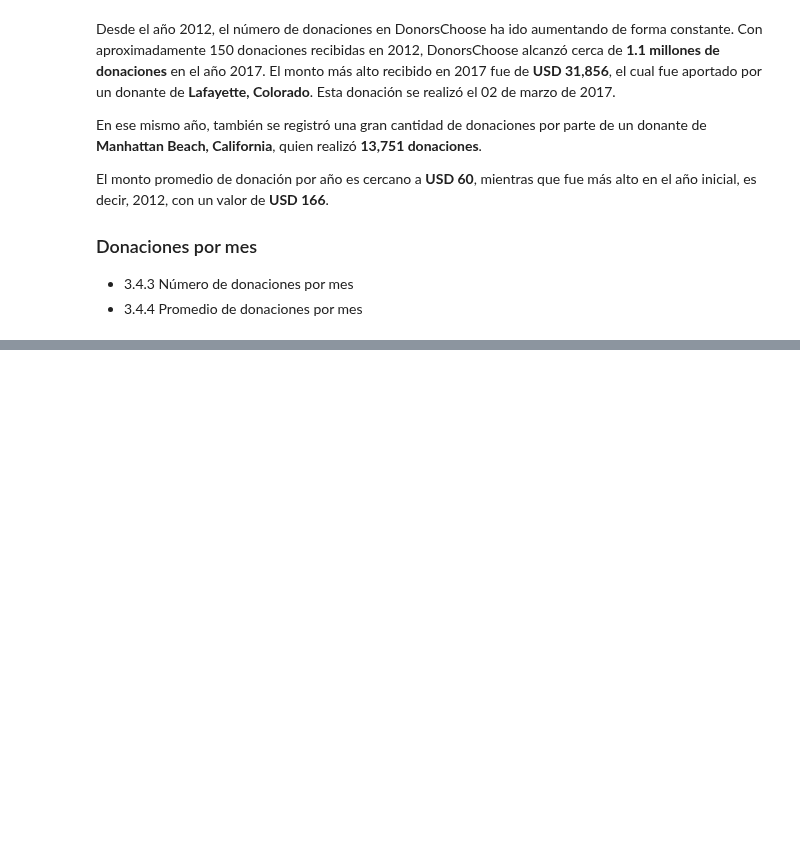
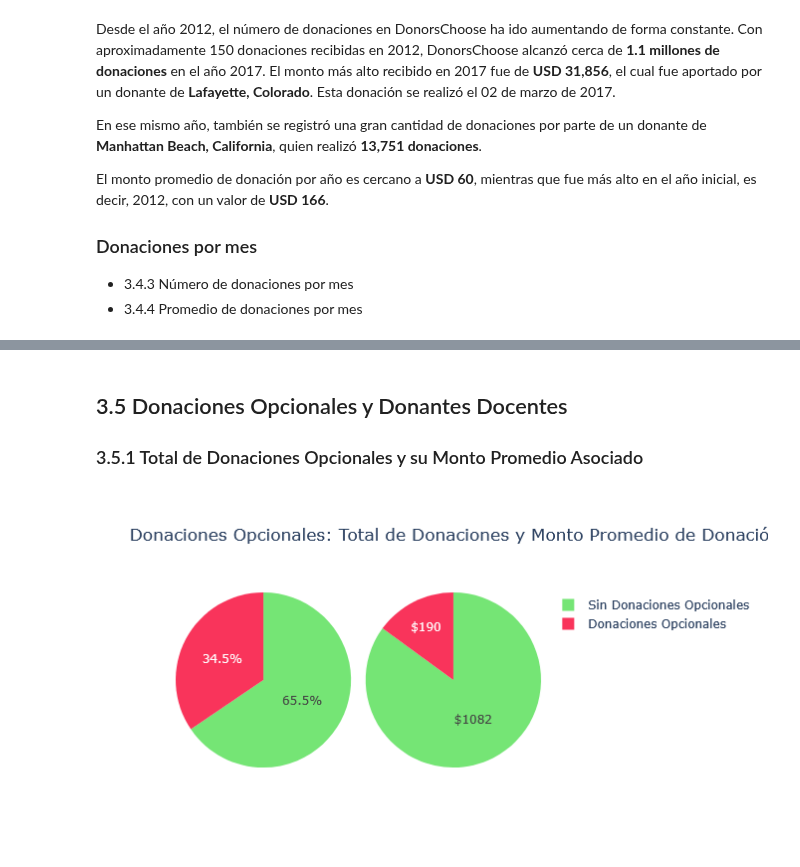
Before and after one commit to islas-diego23/ADND_Prueba_Practica05, a Jupyter notebook: Practica05/Practica05_230550.ipynb, the cells around one changed output, grey strips where cells are left out. Drawn from its saved outputs; the diff is of its cells as text; code cells hidden in the pictures; blank space fills up the shorter version.

```diff
--- a/Practica05/Practica05_230550.ipynb
+++ b/Practica05/Practica05_230550.ipynb
@@ -1230,0 +1419,77 @@ iplot(fig);
+# %% [markdown]
+## <a id="3.5"> 3.5 Donaciones Opcionales y Donantes Docentes </a>
+
+### <a id="3.5.1"> 3.5.1 Total de Donaciones Opcionales y su Monto Promedio Asociado </a>
+# %%
+tempdf = donations_df.groupby('Donation Included Optional Donation').agg({'Donation Included Optional Donation' : 'count', 'Donation Amount' : 'mean'})
+
+values1 = list(tempdf['Donation Included Optional Donation'])
+values2 = list(tempdf['Donation Amount'])
+values2t = [str("$") + str(int(x)) for x in values2]
+
+domain1 = {'x': [0.2, 0.50], 'y': [0.0, 0.33]}
+domain2 = {'x': [0.8, 0.50], 'y': [0.0, 0.33]}
+
+labels = list(tempdf.index)
+mp = {'Yes': 'Donaciones Opcionales', 'No': 'Sin Donaciones Opcionales'}
+labels = [mp[x] for x in labels]
+
+trace1 = go.Pie(
+    labels=labels,
+    values=values1,
+    marker=dict(colors=['#75e575', '#ea7c96'])
+)
+
+trace2 = go.Pie(
+    labels=labels,
+    values=values2,
+    marker=dict(colors=['#75e575', '#ea7c96']),
+    textinfo="text",
+    text=values2t
+)
+
+layout = go.Layout(
+    title='Número de Donaciones con Donaciones Opcionales',
+    width=800,
+    height=400
+)
+# fig = go.Figure(data=[trace1], layout=layout)
+# iplot(fig)
+
+layout = go.Layout(
+    title='Monto Promedio Donado en Donaciones Opcionales',
+    width=800,
+    height=400
+)
+# fig = go.Figure(data=[trace2], layout=layout)
+# iplot(fig)
+
+fig = {
+    "data": [
+        {
+            "values": values1,
+            "labels": list(reversed(labels)),
+            "domain": {"x": [0, .48]},
+            "marker": dict(colors=['#f9345b', '#75e575']),
+            "name": "Número de Donaciones con Donaciones Opcionales",
+            "type": "pie"
+        },
+        {
+            "values": values2,
+            "labels": labels,
+            "marker": dict(colors=['75e575', '#f9345b']),
+            "domain": {"x": [.52, 1]},
+            "name": "Monto Promedio Donado en Donaciones Opcionales",
+            "text": values2t,
+            "textinfo": "text",
+            "type": "pie"
+        }
+    ],
+    "layout": {
+        "title": "Donaciones Opcionales: Total de Donaciones y Monto Promedio de Donación"
+    }
+}
+
+iplot(fig, filename='donut')
+# %% [output]
+[figure, added]
```
Also changed, not shown: parts of 57 cells of this notebook.
